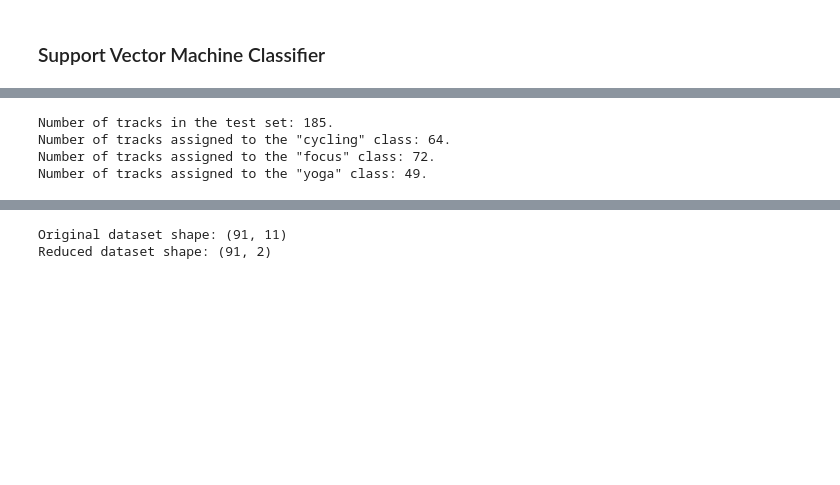
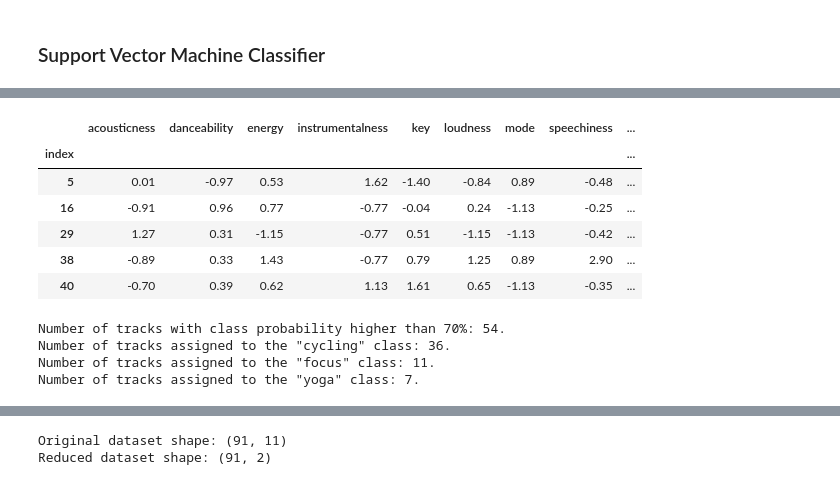
Before and after one commit to medennikova/itunes-music-analysis, a Jupyter notebook: music_analysis.ipynb, the cells around one changed output, grey strips where cells are left out. Cells and saved outputs as stored; diff of their text form; code cells hidden in the pictures; blank space fills up the shorter version.

```diff
--- a/music_analysis.ipynb
+++ b/music_analysis.ipynb
@@ -1011,0 +1075,8 @@ svc_output = svc_model.predict(matching_test)
+# %%
+# add the result to the matching set
+svc_set = np.concatenate((matching_test, svc_output[:, None]), 1)
+
+# review the result
+print svc_set.shape
+print "\nSample of the resulting set: "
+svc_set[:3]
@@ -1011,0 +1096,9 @@ svc_output = svc_model.predict(matching_test)
+# %%
+# calculate probability
+probability = svc_model.predict_proba(matching_test[:, 1:12])
+
+# make a list of highest probabilities
+max_proba = np.asarray([x.max() for x in probability])
+
+# review the result
+max_proba.shape
@@ -1011,0 +1107,3 @@ svc_output = svc_model.predict(matching_test)
+# %%
+# add probability to the set
+svc_proba = np.concatenate((svc_set, max_proba[:, None]), 1)
@@ -1011,0 +1112,12 @@ svc_output = svc_model.predict(matching_test)
+# %%
+# transform into a DF for easier manipulations
+svc_df = pd.DataFrame(svc_proba, columns=li)
+
+# change column type to integer
+svc_df[['index', 'match', 'num_cat']] = svc_df[['index', 'match', 'num_cat']].astype(int)
+
+# change index to the original index
+svc_df = svc_df.set_index(['index'])
+
+# review the result
+svc_df.sample(3)
@@ -1012,14 +1130,26 @@ svc_output = svc_model.predict(matching_test)
+# %%
+# add a 0.7 threshold for probability
+svc_high_proba = svc_df[svc_df['probability'] >= 0.7]
+# %% [output]
+|  | acousticness | danceability | energy | instrumentalness | key | loudness | mode | speechiness | ... |
+| index |  |  |  |  |  |  |  |  | ... |
+| 5 | 0.01 | -0.97 | 0.53 | 1.62 | -1.40 | -0.84 | 0.89 | -0.48 | ... |
+| 16 | -0.91 | 0.96 | 0.77 | -0.77 | -0.04 | 0.24 | -1.13 | -0.25 | ... |
+| 29 | 1.27 | 0.31 | -1.15 | -0.77 | 0.51 | -1.15 | -1.13 | -0.42 | ... |
+| 38 | -0.89 | 0.33 | 1.43 | -0.77 | 0.79 | 1.25 | 0.89 | 2.90 | ... |
+| 40 | -0.70 | 0.39 | 0.62 | 1.13 | 1.61 | 0.65 | -1.13 | -0.35 | ... |
 # %%
-print ("Number of tracks in the test set: {0}."
+# print the result
+print ("Number of tracks with class probability higher than 70%: {0}."
        "\nNumber of tracks assigned to the \"cycling\" class: {1}."
        "\nNumber of tracks assigned to the \"focus\" class: {2}."
        "\nNumber of tracks assigned to the \"yoga\" class: {3}."
-       .format(svc_output.size,
-               svc_output[svc_output == 0].size,
-               svc_output[svc_output == 1].size,
-               svc_output[svc_output == 2].size))
+       .format(len(svc_high_proba),
+               len(svc_high_proba[svc_high_proba['num_cat'] == 0]),
+               len(svc_high_proba[svc_high_proba['num_cat'] == 1]),
+               len(svc_high_proba[svc_high_proba['num_cat'] == 2])))
 # %% [output]
-Number of tracks in the test set: 185.
-Number of tracks assigned to the "cycling" class: 64.
-Number of tracks assigned to the "focus" class: 72.
-Number of tracks assigned to the "yoga" class: 49.
+Number of tracks with class probability higher than 70%: 54.
+Number of tracks assigned to the "cycling" class: 36.
+Number of tracks assigned to the "focus" class: 11.
+Number of tracks assigned to the "yoga" class: 7.
```
Also changed, not shown: parts of 58 cells of this notebook.
